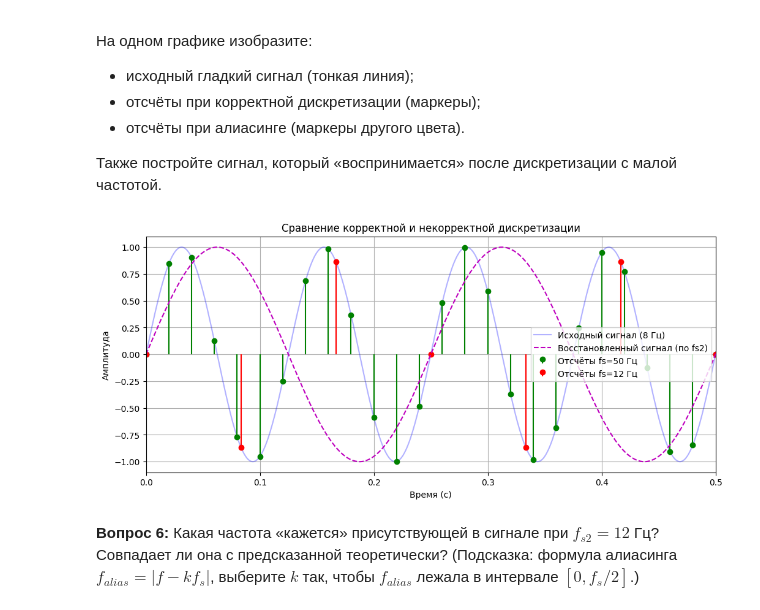
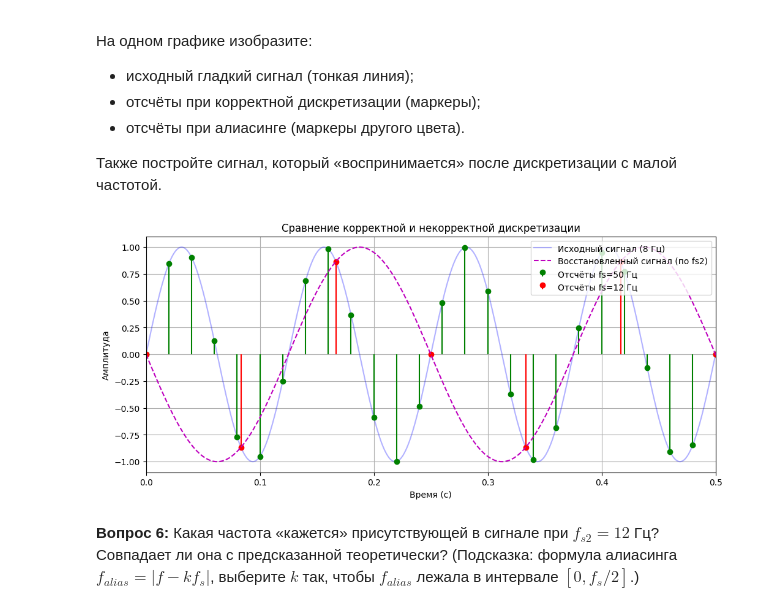
Before and after one commit to korzhimanov/dsp-seminars, a Jupyter notebook: seminars/1_Kiselev.ipynb, the cells around one changed output. Cells and saved outputs as stored; diff of their text form; code cells hidden in the pictures.

```diff
--- a/seminars/1_Kiselev.ipynb
+++ b/seminars/1_Kiselev.ipynb
@@ -286,33 +286,37 @@ plt.show()
 # %%
 # Частоты дискретизации для эксперимента
 fs1 = 50
 fs2 = 12
 
 # Отсчёты при корректной дискретизации
 t1 = np.arange(0, 1, 1/fs1)
 samples1 = np.sin(2*np.pi*f_signal*t1)
 
 # Отсчёты при некорректной дискретизации (алиасинг)
 t2 = np.arange(0, 1, 1/fs2)
 samples2 = np.sin(2*np.pi*f_signal*t2)
 
 f_alias = abs(fs2 - f_signal)
-alias_signal = np.sin(2*np.pi*f_alias*t_analog)
+
+t_ref = t2[1]
+phi = np.arcsin(samples2[1]) - 2*np.pi*f_alias*t_ref
+
+alias_signal = np.sin(2*np.pi*f_alias*t_analog + phi)
 
 plt.figure(figsize=(12,5))
 plt.plot(t_analog, analog_signal, 'b-', alpha=0.3, label='Исходный сигнал (8 Гц)')
 plt.stem(t1, samples1, linefmt='g-', markerfmt='go', basefmt=' ', label=f'Отсчёты fs={fs1} Гц')
 plt.stem(t2, samples2, linefmt='r-', markerfmt='ro', basefmt=' ', label=f'Отсчёты fs={fs2} Гц')
 plt.plot(t_analog, alias_signal, 'm--', label='Восстановленный сигнал (по fs2)')
 plt.xlabel('Время (с)')
 plt.ylabel('Амплитуда')
 plt.title('Сравнение корректной и некорректной дискретизации')
-plt.legend()
+plt.legend(loc='upper right')
 plt.grid(True)
 plt.xlim(0, 0.5)
 plt.show()
 # %% [output]
-[figure, old version]
+[figure, new version]
 # %% [markdown]
 **Вопрос 6:** Какая частота «кажется» присутствующей в сигнале при $f_{s2}=12$ Гц? Совпадает ли она с предсказанной теоретически? (Подсказка: формула алиасинга $f_{alias} = |f - k f_s|$, выберите $k$ так, чтобы $f_{alias}$ лежала в интервале $[0, f_s/2]$.)
 # %% [markdown]
```
